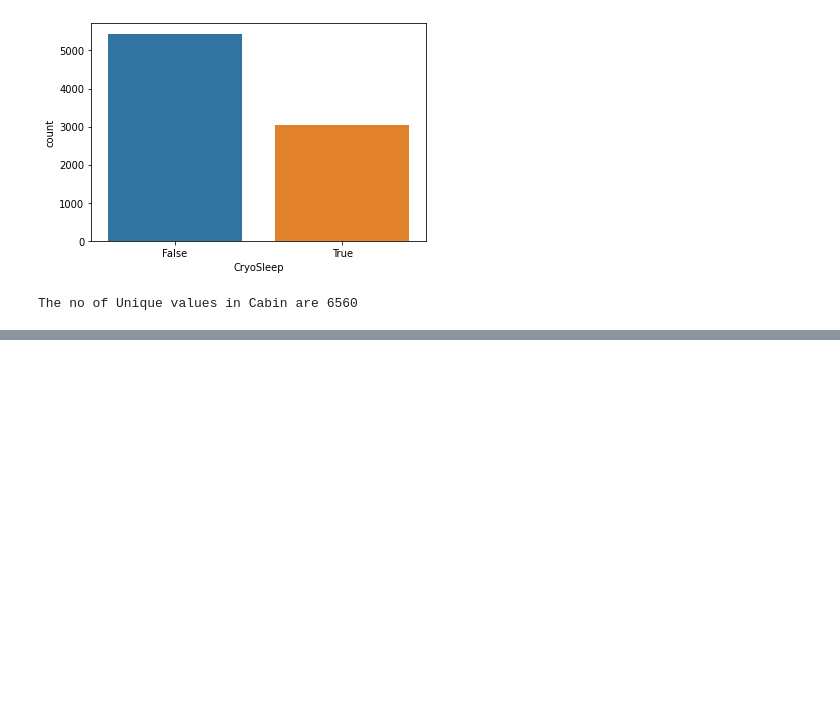
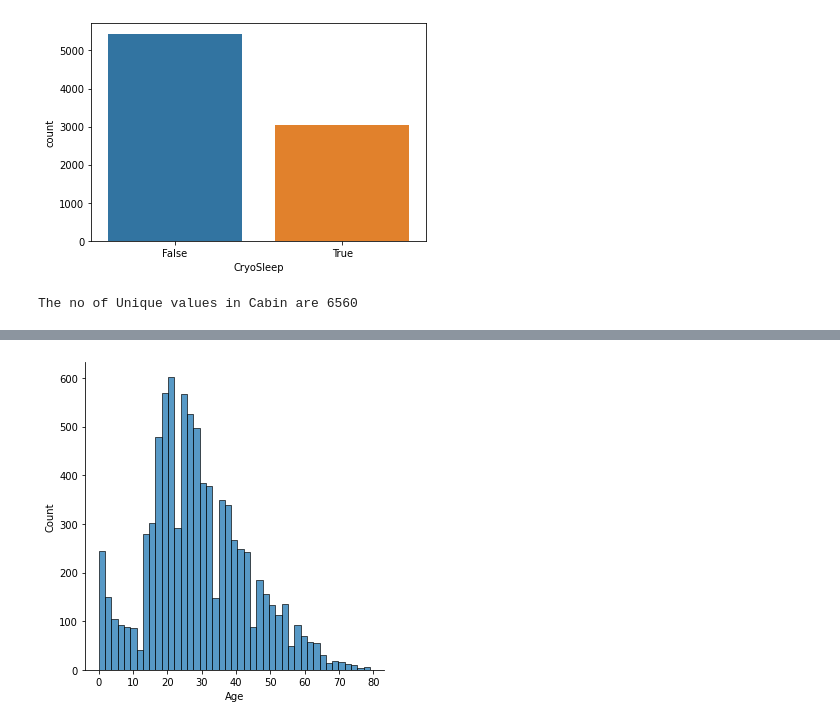
Before and after one commit to rohandawar/Titanic_Sapceship, a Jupyter notebook: titanic-spaceship-1.ipynb, the cells around one changed output, grey strips where cells are left out. Cells and saved outputs as stored; diff of their text form; code cells hidden in the pictures; blank space fills up the shorter version.

```diff
--- a/titanic-spaceship-1.ipynb
+++ b/titanic-spaceship-1.ipynb
@@ -91,0 +117,5 @@ The no of Unique values in Cabin are 6560
+# %%
+sns.displot(x='Age', data=traindf)
+plt.show()
+# %% [output]
+[figure, added]
```
Also changed, not shown: parts of 10 cells of this notebook.
